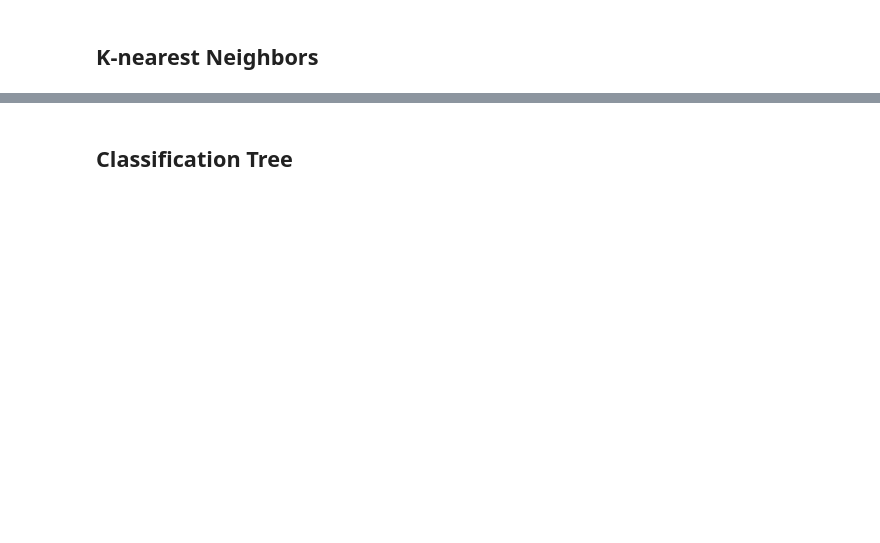
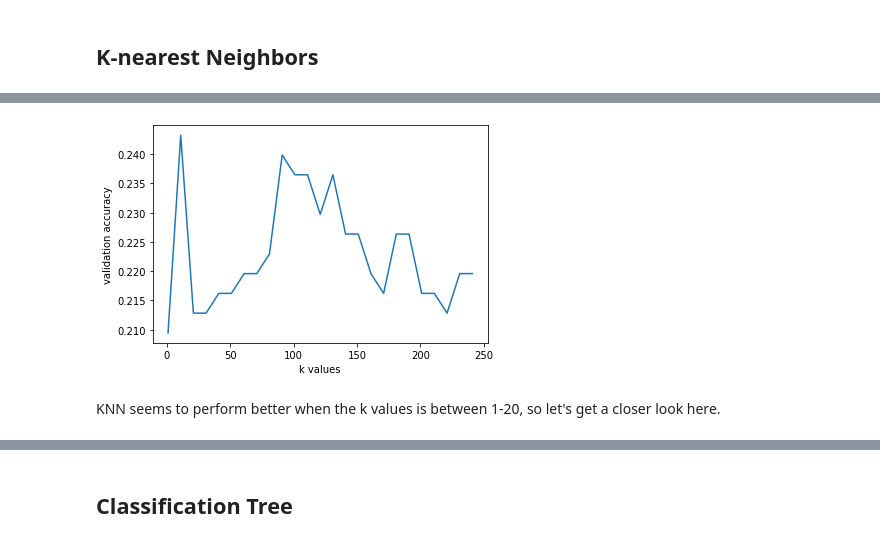
Before and after one commit to WesleyDeng1016/imageclassification, a Jupyter notebook: final_project/GradProject_NB3.ipynb, the cells around one changed output, grey strips where cells are left out. Saved outputs shown, nothing was run; the diff lists cells and outputs as text; code cells hidden in the pictures; blank space fills up the shorter version.

```diff
--- a/final_project/GradProject_NB3.ipynb
+++ b/final_project/GradProject_NB3.ipynb
@@ -125,0 +130,16 @@ from sklearn.neighbors import KNeighborsClassifier
+# %%
+neighbors =range (1, 251, 10)
+vals=[]
+for n_neighbors in neighbors:
+    knn_model = KNeighborsClassifier(n_neighbors=n_neighbors).fit(X_train, Y_train)
+    training_accuracy = accuracy(knn_model.predict(X_train), Y_train)
+    val_accuracy = accuracy(knn_model.predict(X_val), Y_val)
+    vals.append(val_accuracy)
+# %%
+plt.plot(neighbors, vals)
+plt.xlabel('k values')
+plt.ylabel('validation accuracy');
+# %% [output]
+[figure, added]
+# %% [markdown]
+KNN seems to perform better when the k values is between 1-20, so let's get a closer look here.
```
Also changed, not shown: parts of 50 cells of this notebook.
